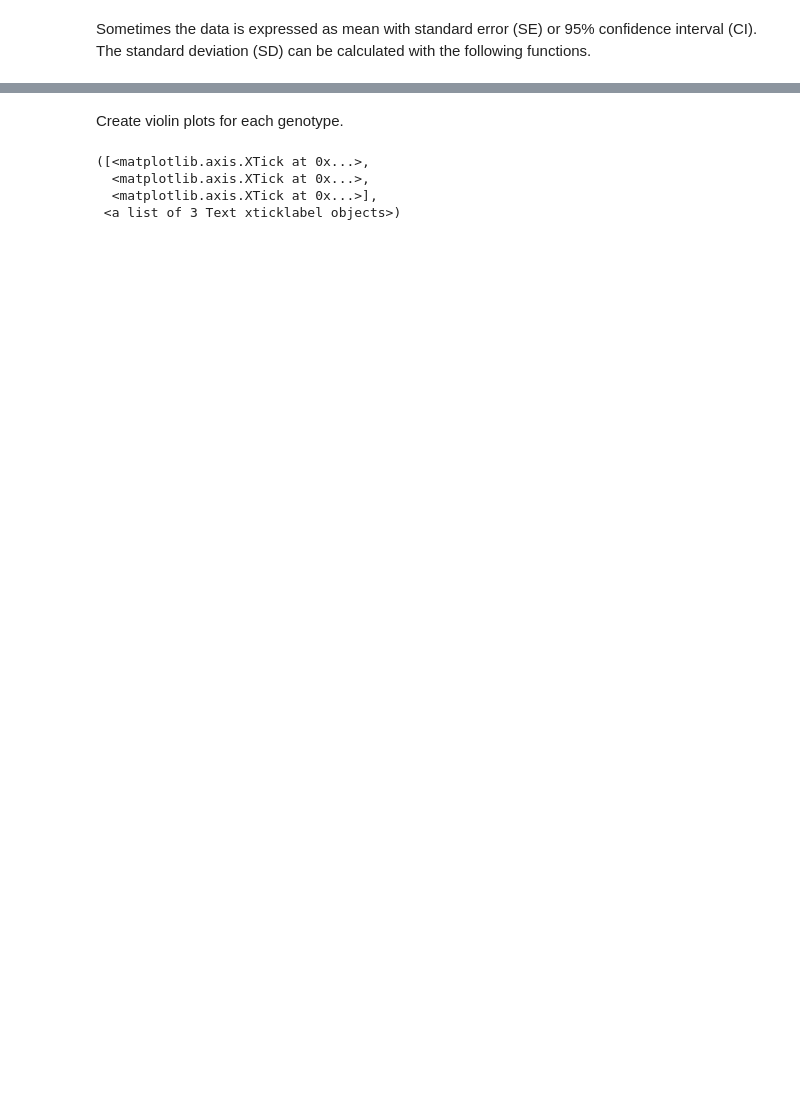
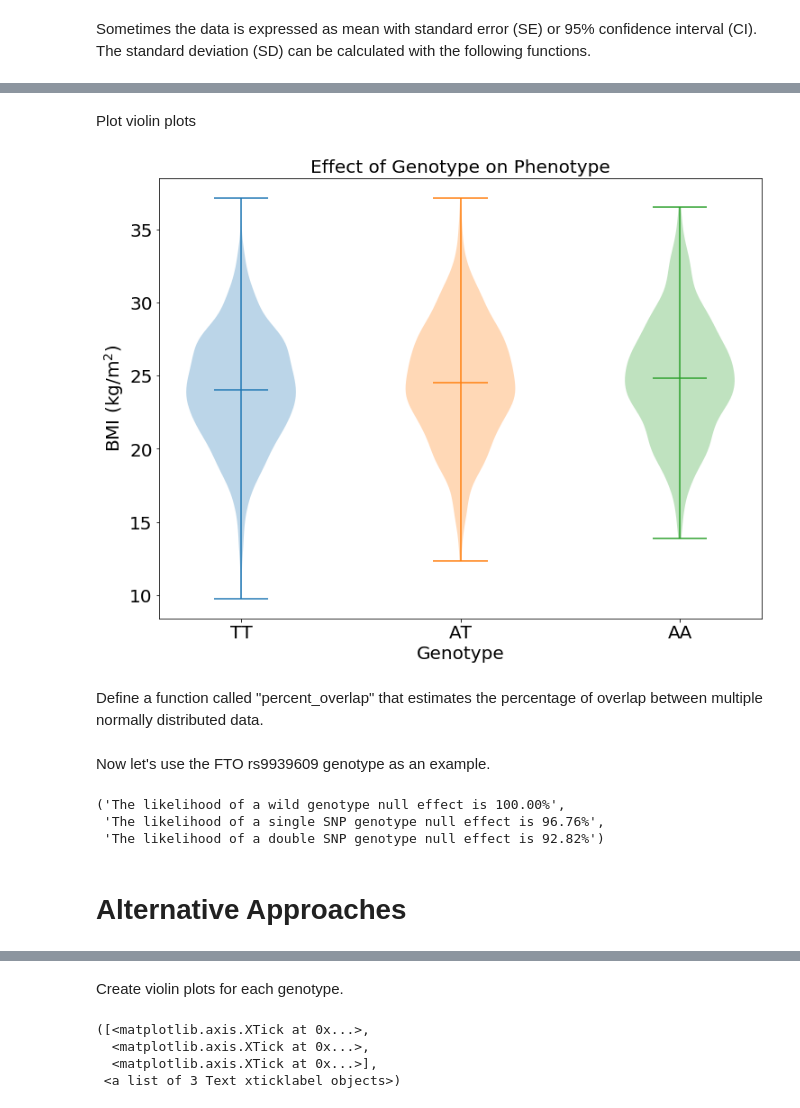
Before and after one commit to Genes-N-Risks/genocode, a Jupyter notebook: examples/Data Visualization Tool_Yousef.ipynb, the cells around one changed output, grey strips where cells are left out. Drawn from its saved outputs; the diff is of its cells as text; code cells hidden in the pictures; blank space fills up the shorter version.

```diff
--- a/examples/Data Visualization Tool_Yousef.ipynb
+++ b/examples/Data Visualization Tool_Yousef.ipynb
@@ -78,0 +301,48 @@ plt.show()
+# %%
+def violinplotting(datagenerated1, datagenerated2, datagenerated3, bins_list=None):
+    """
+    A function to plot 3 consecutive violin plots
+    Parameters:
+        datagenerated1 (numpy.ndarray, required): A numpy array with random standard distribution data.
+        datagenerated2 (numpy.ndarray, required): A numpy array with random standard distribution data.
+        datagenerated3 (numpy.ndarray, required): A numpy array with random standard distribution data.
+        bins_list(numpy.ndarray, required): A numpy array listing the edges of the bins.
+    Returns:
+        None.
+    """
+    #a4_dims = (12, 9)
+    #fig, ax = plt.subplots(1,3,figsize=a4_dims)
+
+    #ax[0,0] = sns.violinplot(data=datagenerated1, order=None, hue_order=None, bw='scott', cut=2, scale='area', scale_hue=True, gridsize=100, width=0.8, inner='box', split=False, dodge=True, orient=None, linewidth=None, color=None, palette=None, saturation=0.75)
+
+    #ax[0,1] = sns.violinplot(data=datagenerated2, order=None, hue_order=None, bw='scott', cut=2, scale='area', scale_hue=True, gridsize=100, width=0.8, inner='box', split=False, dodge=True, orient=None, linewidth=None, color=None, palette=None, saturation=0.75)
+
+    #ax[0,2] = sns.violinplot(data=datagenerated3, order=None, hue_order=None, bw='scott', cut=2, scale='area', scale_hue=True, gridsize=100, width=0.8, inner='box', split=False, dodge=True, orient=None, linewidth=None, color=None, palette=None, saturation=0.75)
+
+    plt.figure(figsize=(12,9))
+
+    ax1 = plt.violinplot(datagenerated1, positions=[1], showmeans=True)
+    ax2 = plt.violinplot(datagenerated2, positions=[2], showmeans=True)
+    ax3 = plt.violinplot(datagenerated3, positions=[3], showmeans=True)
+
+    plt.xlabel('Genotype', fontsize=20)
+    plt.ylabel('BMI (kg/m$^2$)', fontsize=20)
+    plt.title('Effect of Genotype on Phenotype', fontsize=20)
+
+    matplotlib.rc('xtick', labelsize=20)
+    matplotlib.rc('ytick', labelsize=15)
+
+    locs, labels = plt.xticks()
+    locs = [1, 2, 3]
+    labels = ['TT', 'AT', 'AA']
+    plt.xticks(locs, labels)
+
+    return None
+# %% [markdown]
+Plot violin plots
+# %%
+violinplotting(datagenerated1, datagenerated2, datagenerated3)
+# %% [output]
+[figure, added]
+# %% [markdown]
+Define a function called "percent_overlap" that estimates the percentage of overlap between multiple normally distributed data.
@@ -78,0 +369,16 @@ plt.show()
+# %% [markdown]
+Now let's use the FTO rs9939609 genotype as an example.
+# %%
+mean1 = 24.12
+sd1 = 3.87
+mean2 = 24.43
+sd2 = 3.94
+mean3 = 24.82
+sd3 = 3.95
+percent_overlap(mean1, sd1, mean2, sd2, mean3, sd3)
+# %% [output]
+('The likelihood of a wild genotype null effect is 100.00%',
+ 'The likelihood of a single SNP genotype null effect is 96.76%',
+ 'The likelihood of a double SNP genotype null effect is 92.82%')
+# %% [markdown]
+# Alternative Approaches
```
Also changed, not shown: parts of 48 cells of this notebook, 4 other files.
